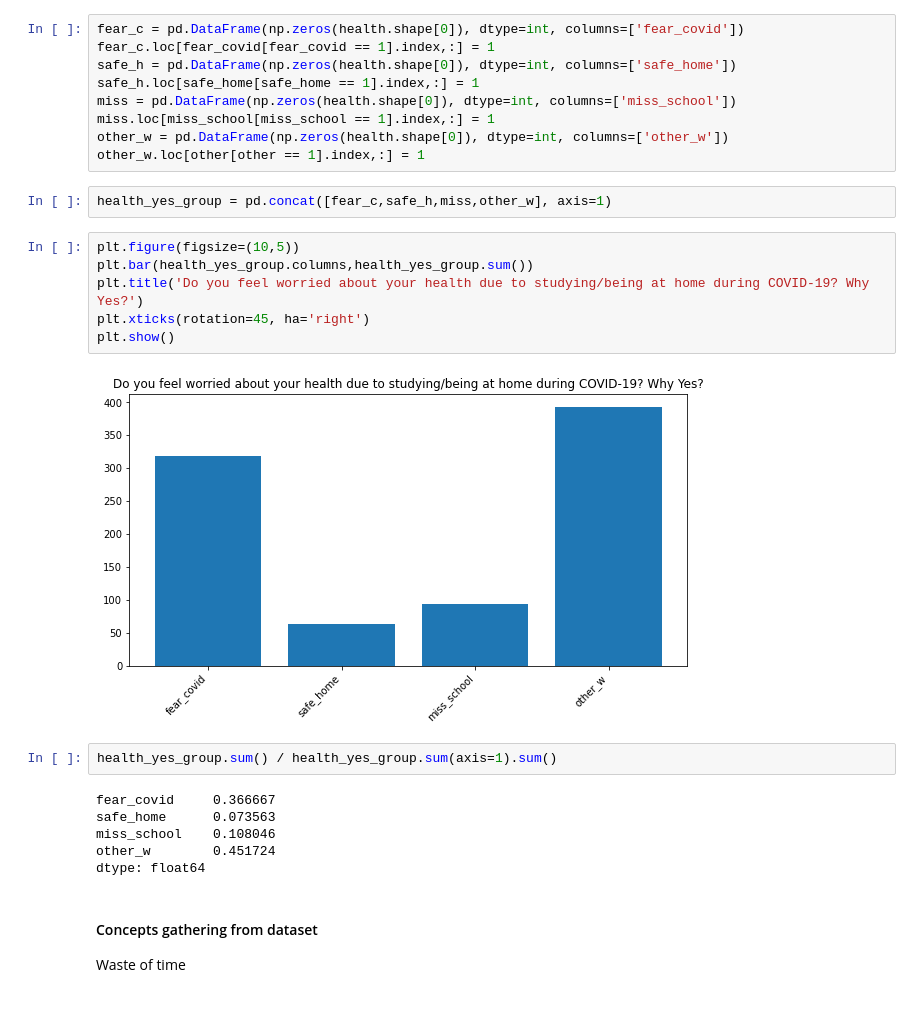
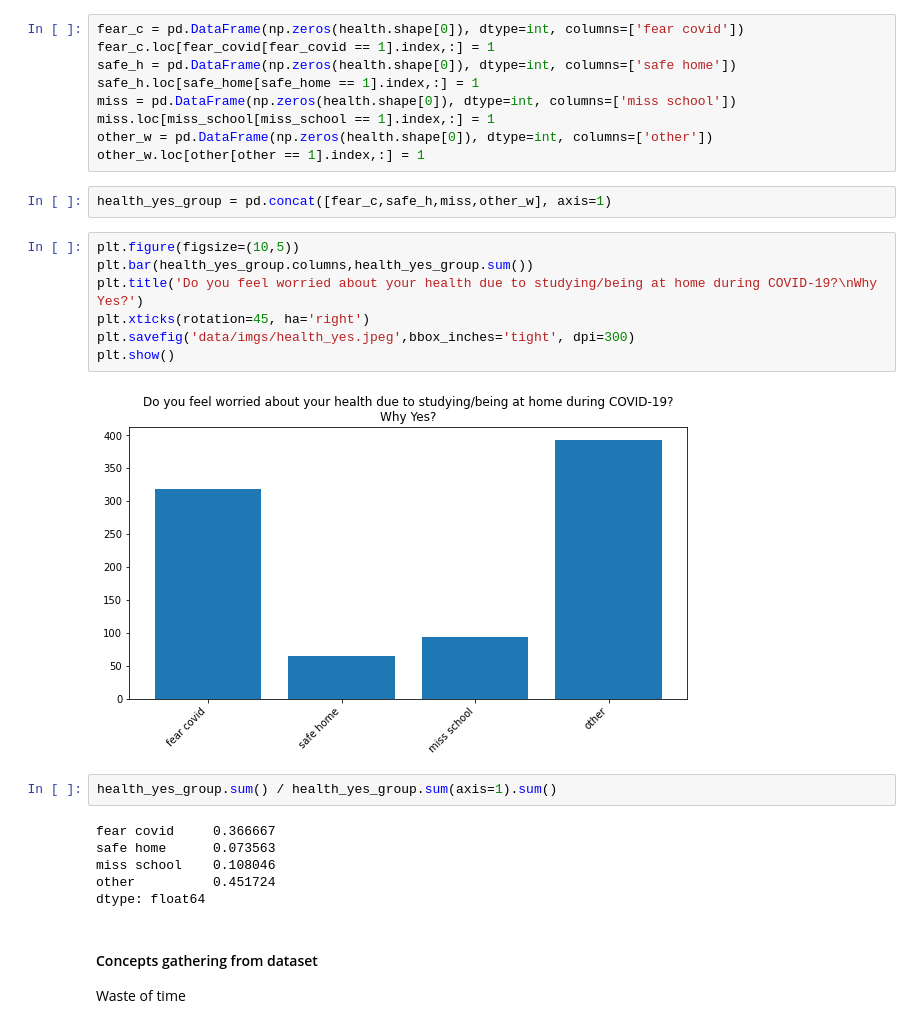
Before and after one commit to guidomitolo/sudan_survey, a Jupyter notebook: 2.35_48_vectorization_ngrams.ipynb, the cells around one changed output. Cells and saved outputs as stored; diff of their text form.

```diff
--- a/2.35_48_vectorization_ngrams.ipynb
+++ b/2.35_48_vectorization_ngrams.ipynb
@@ -417,31 +452,32 @@ safe_home[safe_home != 0] = 1
 miss_school[miss_school != 0] = 1
 other[other != 0] = 1
 # %%
-fear_c = pd.DataFrame(np.zeros(health.shape[0]), dtype=int, columns=['fear_covid'])
+fear_c = pd.DataFrame(np.zeros(health.shape[0]), dtype=int, columns=['fear covid'])
 fear_c.loc[fear_covid[fear_covid == 1].index,:] = 1
-safe_h = pd.DataFrame(np.zeros(health.shape[0]), dtype=int, columns=['safe_home'])
+safe_h = pd.DataFrame(np.zeros(health.shape[0]), dtype=int, columns=['safe home'])
 safe_h.loc[safe_home[safe_home == 1].index,:] = 1
-miss = pd.DataFrame(np.zeros(health.shape[0]), dtype=int, columns=['miss_school'])
+miss = pd.DataFrame(np.zeros(health.shape[0]), dtype=int, columns=['miss school'])
 miss.loc[miss_school[miss_school == 1].index,:] = 1
-other_w = pd.DataFrame(np.zeros(health.shape[0]), dtype=int, columns=['other_w'])
+other_w = pd.DataFrame(np.zeros(health.shape[0]), dtype=int, columns=['other'])
 other_w.loc[other[other == 1].index,:] = 1
 # %%
 health_yes_group = pd.concat([fear_c,safe_h,miss,other_w], axis=1)
 # %%
 plt.figure(figsize=(10,5))
 plt.bar(health_yes_group.columns,health_yes_group.sum())
-plt.title('Do you feel worried about your health due to studying/being at home during COVID-19? Why Yes?')
+plt.title('Do you feel worried about your health due to studying/being at home during COVID-19?\nWhy Yes?')
 plt.xticks(rotation=45, ha='right')
+plt.savefig('data/imgs/health_yes.jpeg',bbox_inches='tight', dpi=300)
 plt.show()
 # %% [output]
-[figure, old version]
+[figure, new version]
 # %%
 health_yes_group.sum() / health_yes_group.sum(axis=1).sum()
 # %% [output]
-fear_covid     0.366667
-safe_home      0.073563
-miss_school    0.108046
-other_w        0.451724
+fear covid     0.366667
+safe home      0.073563
+miss school    0.108046
+other          0.451724
 dtype: float64
 # %% [markdown]
 #### Concepts gathering from dataset
```
Also changed, not shown: parts of 11 cells of this notebook, 11 other files.
